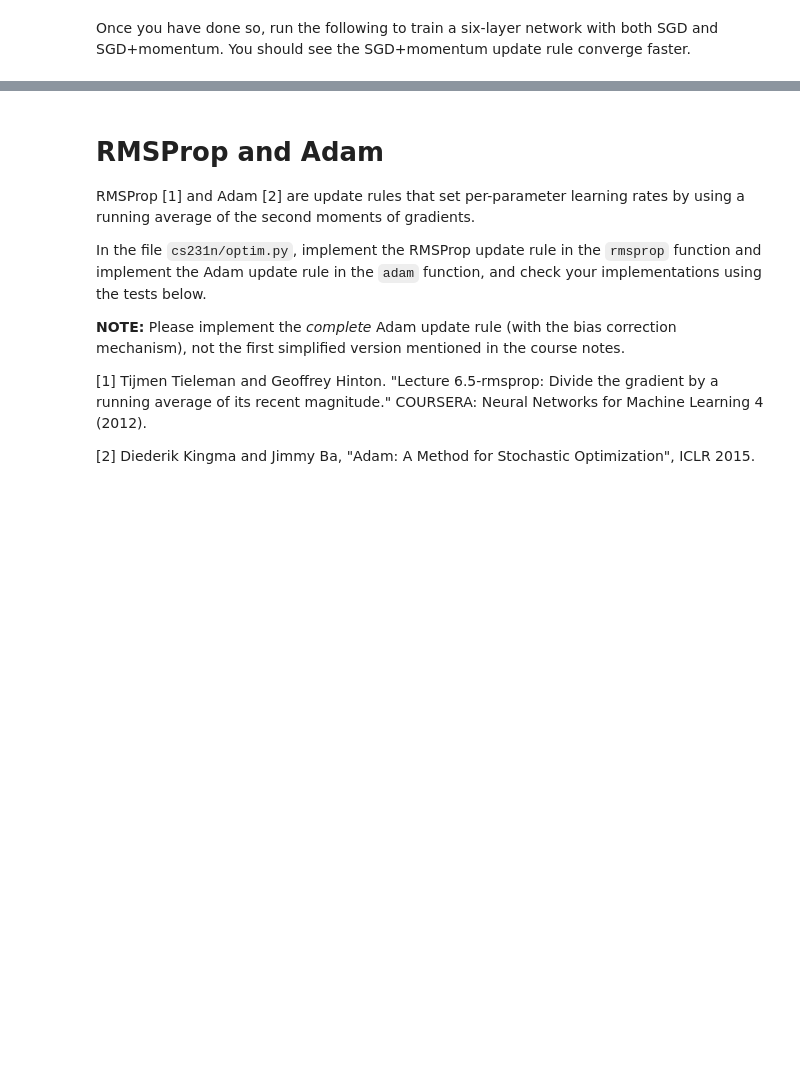
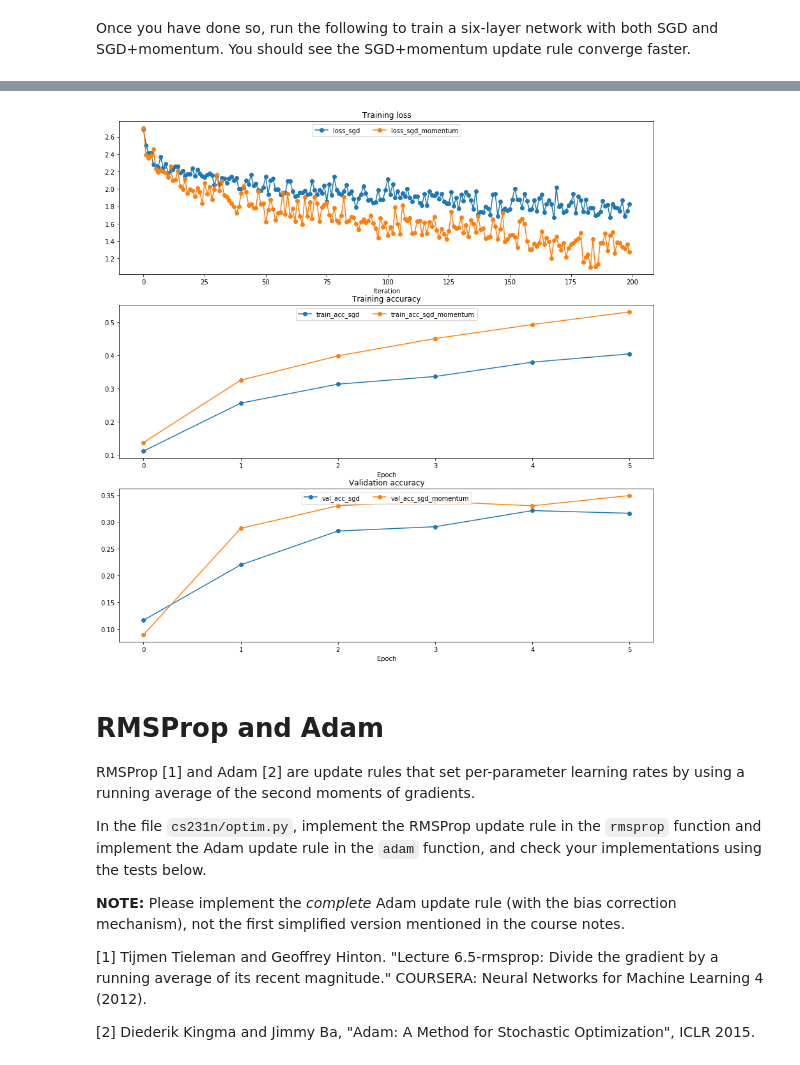
Before and after one commit to aduzhinskaya/cs231n, a Jupyter notebook: assignment2/FullyConnectedNets.ipynb, the cells around one changed output, grey strips where cells are left out. Drawn from its saved outputs; the diff is of its cells as text; code cells hidden in the pictures; blank space fills up the shorter version.

```diff
--- a/assignment2/FullyConnectedNets.ipynb
+++ b/assignment2/FullyConnectedNets.ipynb
@@ -823,7 +843,7 @@ plt.xlabel('Epoch')
 
 for update_rule, solver in solvers.items():
   plt.subplot(3, 1, 1)
-  plt.plot(solver.loss_history, 'o', label="loss_%s" % update_rule)
+  plt.plot(solver.loss_history, '-o', label="loss_%s" % update_rule)
 
   plt.subplot(3, 1, 2)
   plt.plot(solver.train_acc_history, '-o', label="train_acc_%s" % update_rule)
@@ -836,3 +856,4 @@ for i in [1, 2, 3]:
   plt.legend(loc='upper center', ncol=4)
 plt.gcf().set_size_inches(15, 15)
 plt.show()
+# %% [output]
@@ -839,3 +877,4 @@ plt.show()
+[figure, added]
 # %% [markdown]
 # RMSProp and Adam
 RMSProp [1] and Adam [2] are update rules that set per-parameter learning rates by using a running average of the second moments of gradients.
```
Also changed, not shown: parts of 12 cells of this notebook, 1 other file.
